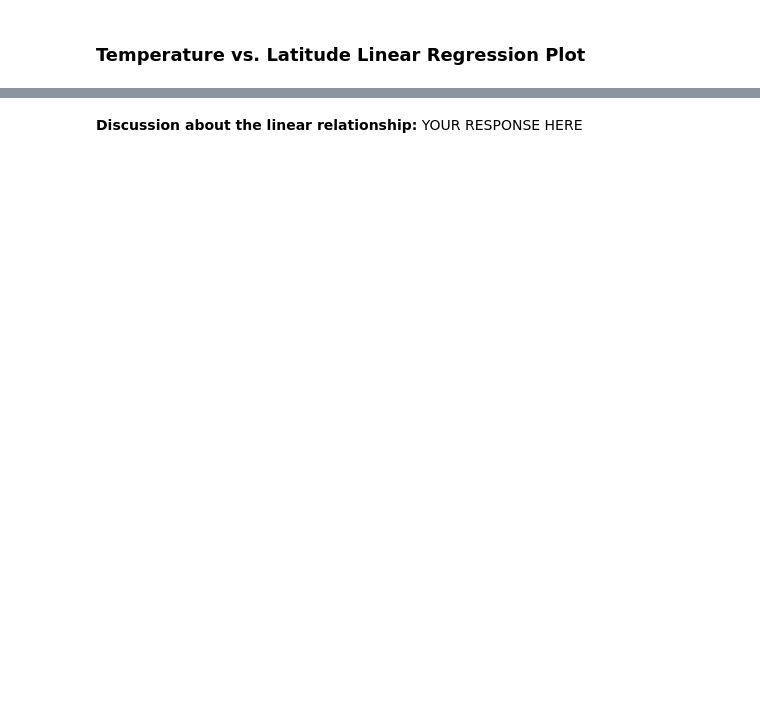
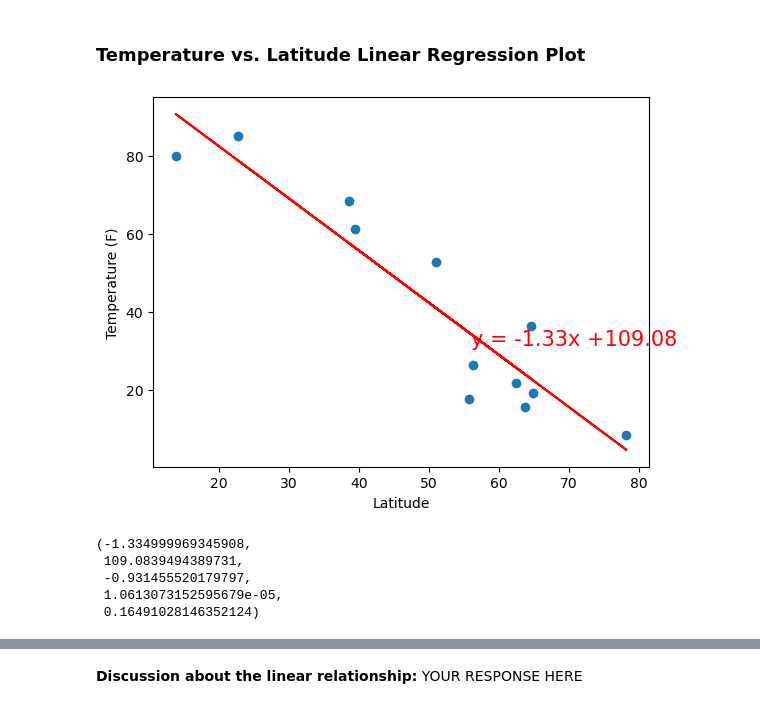
Before and after one commit to mjardinico/python-api-challenge, a Jupyter notebook: WeatherPy/WeatherPy.ipynb, the cells around one changed output, grey strips where cells are left out. Saved outputs shown, nothing was run; the diff lists cells and outputs as text; code cells hidden in the pictures; blank space fills up the shorter version.

Commit message:
updated WeatherPy.ipynb Requirement 2 nothern and southern hemisphere

```diff
--- a/WeatherPy/WeatherPy.ipynb
+++ b/WeatherPy/WeatherPy.ipynb
@@ -290,13 +291,14 @@ plt.show()
 
 ## Requirement 2: Compute Linear Regression for Each Relationship
 # %%
+from scipy import stats
 # Define a function to create Linear Regression plots
-def linear_regression_plot(x_values, y_values):
+def linear_regression_plot(x_values, y_values, x_label, y_label):
     #perform linear regression
     (slope, intercept, r_value, p_value, std_err) = stats.linregress(x_values, y_values)
 
     #Get regression values
-    regress_values = x_values * slopes + intercept
+    regress_values = x_values * slope + intercept
 
     #Create line equation string
     line_eq = "y = " + str(round(slope,2)) + "x +" + str(round(intercept,2))
@@ -308,9 +310,11 @@ def linear_regression_plot(x_values, y_values):
     #label plot and annotate the line equation
     plt.xlabel(x_label)
     plt.ylabel(y_label)
+    plt.annotate(line_eq, (x_values.median(), y_values.median()), fontsize=15, color="red")
 
     #Show plot
     plt.show()
+    return slope, intercept, r_value, p_value, std_err
 # %%
 # Create a DataFrame with the Northern Hemisphere data (Latitude >= 0)
 # YOUR CODE HERE
@@ -336,0 +349,14 @@ southern_hemi_df.head()
+# %%
+# Linear regression on Northern Hemisphere
+x_values = northern_hemi_df['Lat']
+y_values = northern_hemi_df['Max Temp']
+x_label = 'Latitude'
+y_label = 'Temperature (F)'
+linear_regression_plot(x_values,y_values,x_label,y_label)
+# %% [output]
+[figure, added]
+(-1.334999969345908,
+ 109.0839494389731,
+ -0.931455520179797,
+ 1.0613073152595679e-05,
+ 0.16491028146352124)
```
Also changed, not shown: parts of 41 cells of this notebook.
